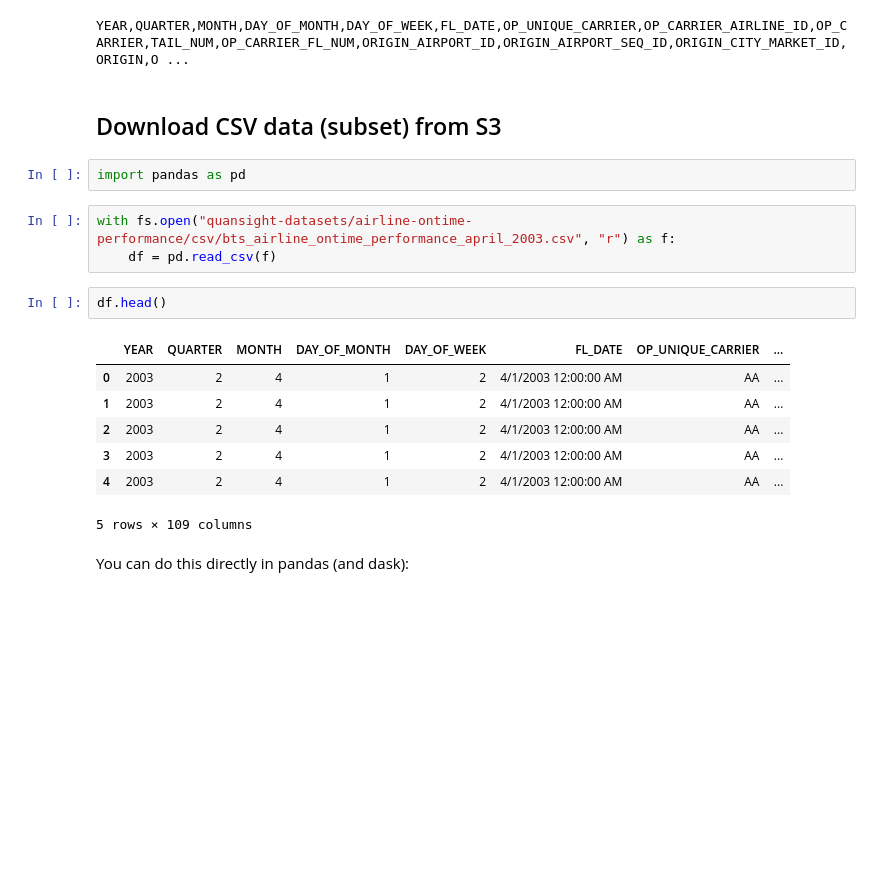
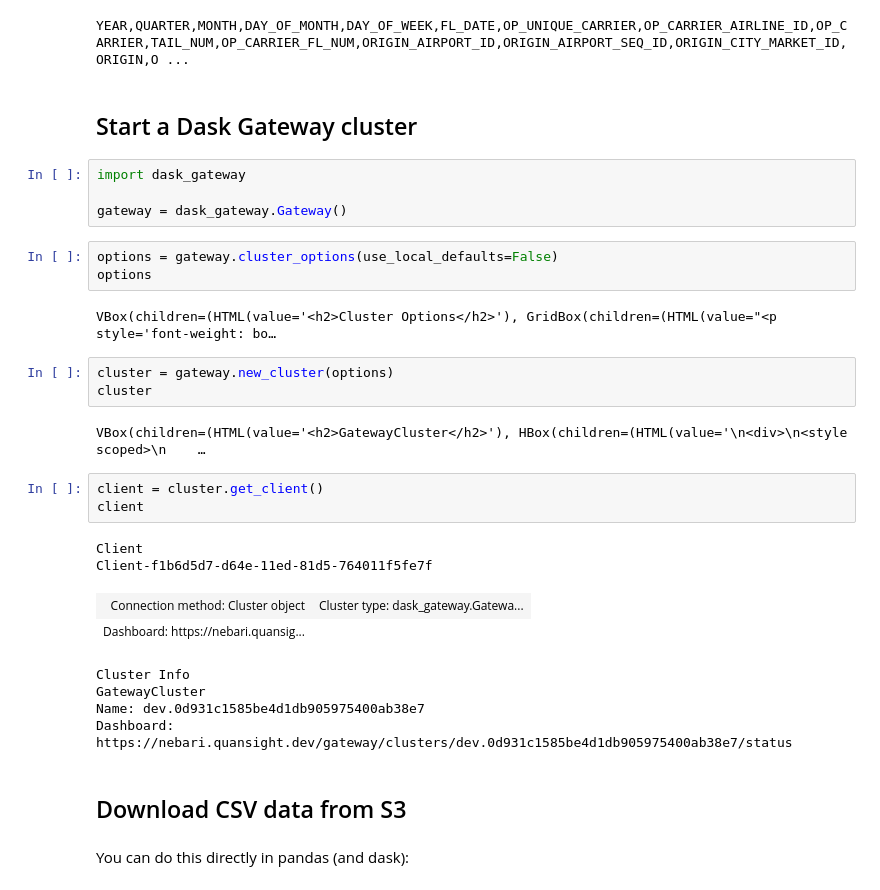
Before and after one commit to nebari-dev/big-data-tutorial, a Jupyter notebook: pycon-us-2023/data-of-an-unusual-size-tutorial/04-storage-formats.ipynb, the cells around one changed output. Saved outputs shown, nothing was run; the diff lists cells and outputs as text; blank space fills up the shorter version.

```diff
--- a/pycon-us-2023/data-of-an-unusual-size-tutorial/04-storage-formats.ipynb
+++ b/pycon-us-2023/data-of-an-unusual-size-tutorial/04-storage-formats.ipynb
@@ -58,23 +58,36 @@ with fs.open("quansight-datasets/airline-ontime-performance/csv/bts_airline_onti
     print(f.readline())
 # %% [output]
 YEAR,QUARTER,MONTH,DAY_OF_MONTH,DAY_OF_WEEK,FL_DATE,OP_UNIQUE_CARRIER,OP_CARRIER_AIRLINE_ID,OP_CARRIER,TAIL_NUM,OP_CARRIER_FL_NUM,ORIGIN_AIRPORT_ID,ORIGIN_AIRPORT_SEQ_ID,ORIGIN_CITY_MARKET_ID,ORIGIN,O ...
+# %% [markdown]
+## Start a Dask Gateway cluster
+# %%
+import dask_gateway
+
+gateway = dask_gateway.Gateway()
+# %%
+options = gateway.cluster_options(use_local_defaults=False)
+options
+# %% [output]
+VBox(children=(HTML(value='<h2>Cluster Options</h2>'), GridBox(children=(HTML(value="<p style='font-weight: bo…
+# %%
+cluster = gateway.new_cluster(options)
+cluster
+# %% [output]
+VBox(children=(HTML(value='<h2>GatewayCluster</h2>'), HBox(children=(HTML(value='\n<div>\n<style scoped>\n    …
+# %%
+client = cluster.get_client()
+client
+# %% [output]
+Client
+Client-f1b6d5d7-d64e-11ed-81d5-764011f5fe7f
+| Connection method: Cluster object | Cluster type: dask_gateway.Gatewa... |
+| Dashboard: https://nebari.quansig... |  |
+Cluster Info
+GatewayCluster
+Name: dev.0d931c1585be4d1db905975400ab38e7
+Dashboard: https://nebari.quansight.dev/gateway/clusters/dev.0d931c1585be4d1db905975400ab38e7/status
 # %% [markdown]
-## Download CSV data (subset) from S3
+## Download CSV data from S3
-# %%
-import pandas as pd
-# %%
-with fs.open("quansight-datasets/airline-ontime-performance/csv/bts_airline_ontime_performance_april_2003.csv", "r") as f:
-    df = pd.read_csv(f)
-# %%
-df.head()
-# %% [output]
-|  | YEAR | QUARTER | MONTH | DAY_OF_MONTH | DAY_OF_WEEK | FL_DATE | OP_UNIQUE_CARRIER | ... |
-| 0 | 2003 | 2 | 4 | 1 | 2 | 4/1/2003 12:00:00 AM | AA | ... |
-| 1 | 2003 | 2 | 4 | 1 | 2 | 4/1/2003 12:00:00 AM | AA | ... |
-| 2 | 2003 | 2 | 4 | 1 | 2 | 4/1/2003 12:00:00 AM | AA | ... |
-| 3 | 2003 | 2 | 4 | 1 | 2 | 4/1/2003 12:00:00 AM | AA | ... |
-| 4 | 2003 | 2 | 4 | 1 | 2 | 4/1/2003 12:00:00 AM | AA | ... |
-5 rows × 109 columns
 # %% [markdown]
 You can do this directly in pandas (and dask):
 # %% [markdown]
```
Also changed, not shown: parts of 23 cells of this notebook, 1 other file.
